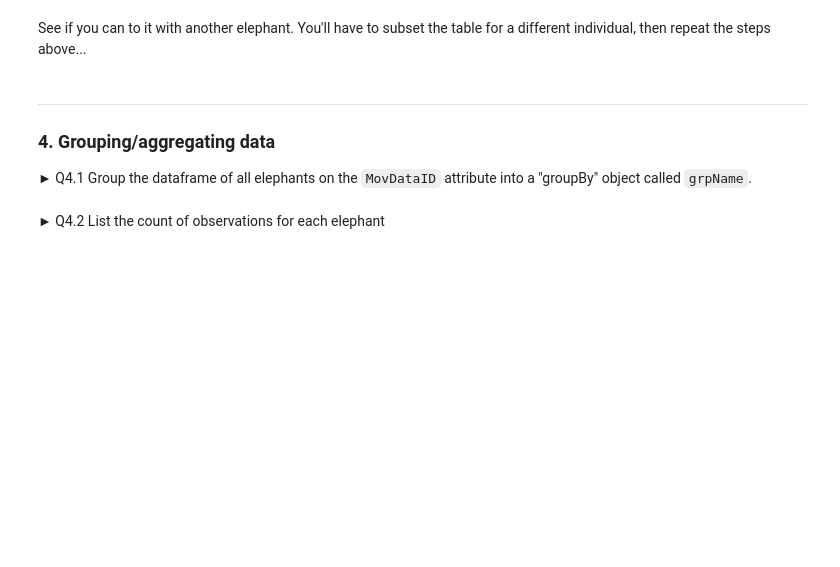
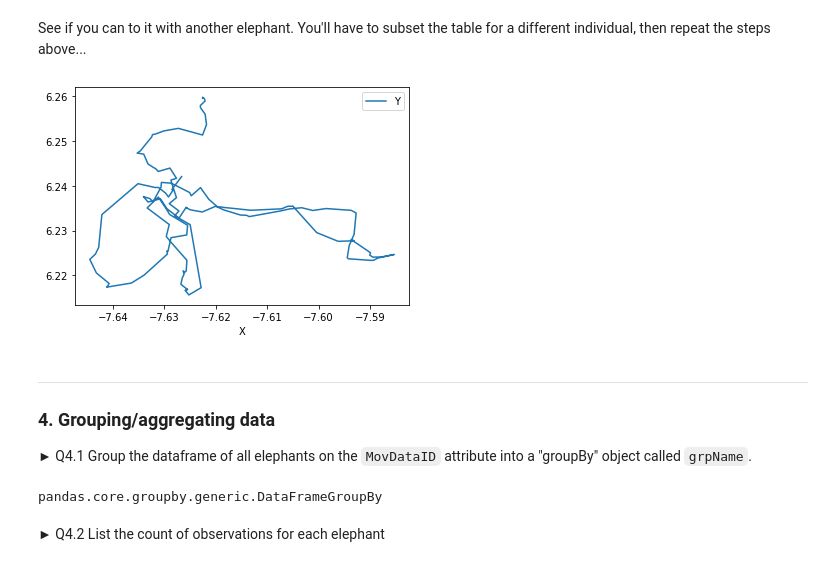
Before and after one commit to elise-227/ScientificComputing, a Jupyter notebook: 2-Pandas/X-Pandas-Exercise.ipynb, the cells around one changed output. Saved outputs shown, nothing was run; the diff lists cells and outputs as text; code cells hidden in the pictures; blank space fills up the shorter version.

Commit message:
finish panda

```diff
--- a/2-Pandas/X-Pandas-Exercise.ipynb
+++ b/2-Pandas/X-Pandas-Exercise.ipynb
@@ -14,8 +14,9 @@ import pandas as pd
 # %%
 #Load the data as instructed
 df = pd.read_csv('../data/EleTaiOneWeek.csv',
+                 dtype={'CalcID':'str'},
                  parse_dates=['StartDate','EndDate','Fixtime']
-                )
+                 )
 # %% [markdown]
 ---
 ► Q1.2 Display the first 5 records in the dataframe
@@ -96,3 +172,10 @@ See if you can to it with another elephant. You'll have to subset the table for
+# %%
+#Plot the path of Cami
+mask_Cami = df['MovDataID'] == "Cami"
+dfCami = df.loc[mask_Cami]
+dfCami.set_index('Fixtime').plot(x='X',y='Y');
+# %% [output]
+[figure, added]
 # %% [markdown]
 ---
 ### 4. Grouping/aggregating data
@@ -102,2 +183,7 @@ grpName =
+# %%
+grpName = df.groupby('MovDataID')
+type(grpName)
+# %% [output]
+pandas.core.groupby.generic.DataFrameGroupBy
 # %% [markdown]
 ► Q4.2 List the count of observations for each elephant
```
Also changed, not shown: parts of 18 cells of this notebook, 2 other files.
